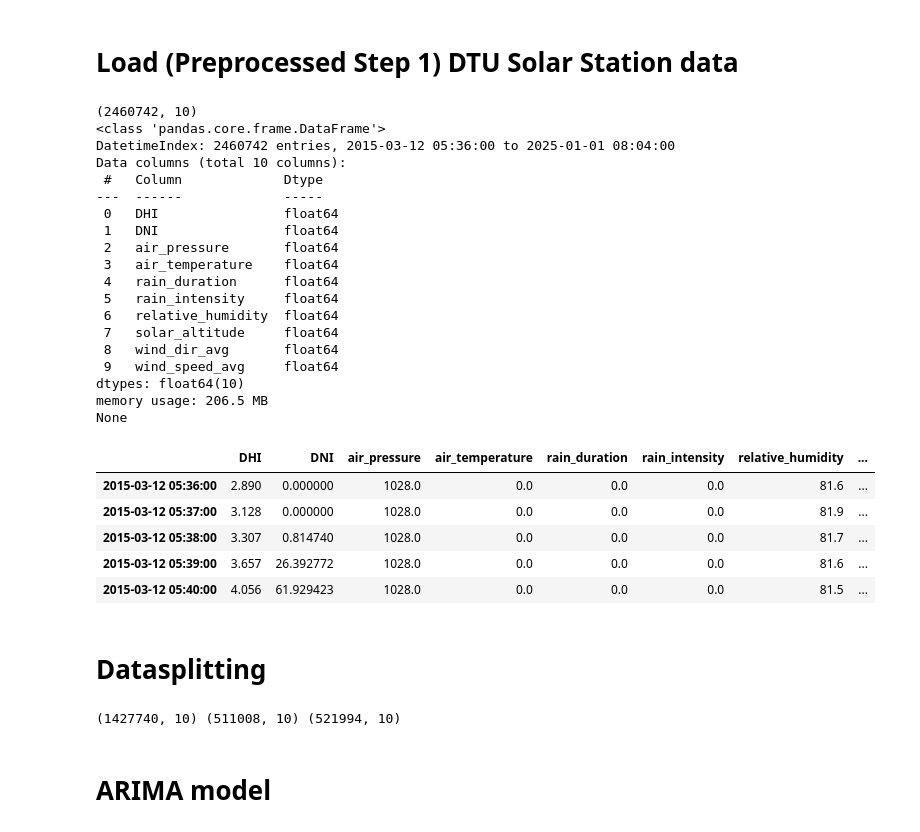
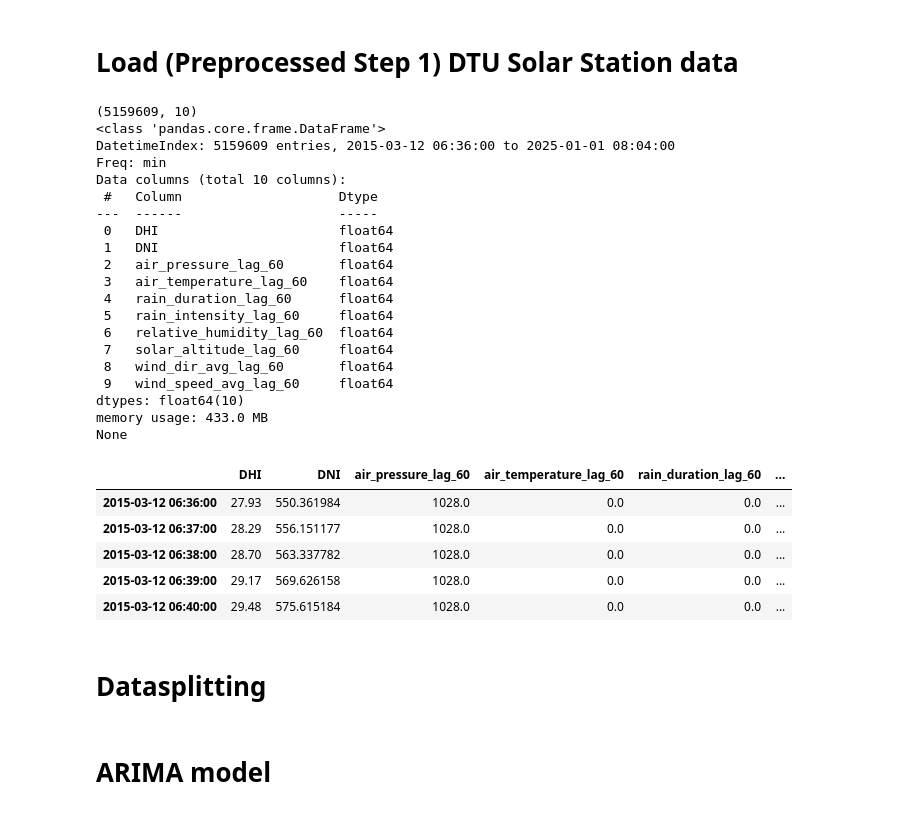
Before and after one commit to LucasDJensen/Solar-Irradiance-Nowcasting, a Jupyter notebook: ARIMA_Model.ipynb, the cells around one changed output. Saved outputs shown, nothing was run; the diff lists cells and outputs as text; code cells hidden in the pictures.

```diff
--- a/ARIMA_Model.ipynb
+++ b/ARIMA_Model.ipynb
@@ -9,45 +9,44 @@ from _config import PKL_PROCESSED_STEP1_DTU_SOLAR_STATION
 # %% [markdown]
 # Load (Preprocessed Step 1) DTU Solar Station data
 # %%
-df = pd.read_pickle(PKL_PROCESSED_STEP1_DTU_SOLAR_STATION)
+df = pd.read_pickle(PKL_PROCESSED_STEP2_DTU_SOLAR_STATION)
 df = df[sorted(df.columns)]
+full_range = pd.date_range(start=df.index.min(), end=df.index.max(), freq="1min")
+df = df.reindex(full_range)
+df.sort_index(inplace=True)
+# make all nan values zero
+df.fillna(0, inplace=True)
 df_raw = df.copy()
 
 print(df.shape)
 print(df.info())
 df.head()
 # %% [output]
-(2460742, 10)
+(5159609, 10)
 <class 'pandas.core.frame.DataFrame'>
-DatetimeIndex: 2460742 entries, 2015-03-12 05:36:00 to 2025-01-01 08:04:00
+DatetimeIndex: 5159609 entries, 2015-03-12 06:36:00 to 2025-01-01 08:04:00
+Freq: min
 Data columns (total 10 columns):
- #   Column             Dtype
----  ------             -----
- 0   DHI                float64
- 1   DNI                float64
- 2   air_pressure       float64
- 3   air_temperature    float64
- 4   rain_duration      float64
- 5   rain_intensity     float64
- 6   relative_humidity  float64
- 7   solar_altitude     float64
- 8   wind_dir_avg       float64
- 9   wind_speed_avg     float64
+ #   Column                    Dtype
+---  ------                    -----
+ 0   DHI                       float64
+ 1   DNI                       float64
+ 2   air_pressure_lag_60       float64
+ 3   air_temperature_lag_60    float64
+ 4   rain_duration_lag_60      float64
+ 5   rain_intensity_lag_60     float64
+ 6   relative_humidity_lag_60  float64
+ 7   solar_altitude_lag_60     float64
+ 8   wind_dir_avg_lag_60       float64
+ 9   wind_speed_avg_lag_60     float64
 dtypes: float64(10)
-memory usage: 206.5 MB
+memory usage: 433.0 MB
 None
-|  | DHI | DNI | air_pressure | air_temperature | rain_duration | rain_intensity | relative_humidity | ... |
-| 2015-03-12 05:36:00 | 2.890 | 0.000000 | 1028.0 | 0.0 | 0.0 | 0.0 | 81.6 | ... |
-| 2015-03-12 05:37:00 | 3.128 | 0.000000 | 1028.0 | 0.0 | 0.0 | 0.0 | 81.9 | ... |
-| 2015-03-12 05:38:00 | 3.307 | 0.814740 | 1028.0 | 0.0 | 0.0 | 0.0 | 81.7 | ... |
-| 2015-03-12 05:39:00 | 3.657 | 26.392772 | 1028.0 | 0.0 | 0.0 | 0.0 | 81.6 | ... |
-| 2015-03-12 05:40:00 | 4.056 | 61.929423 | 1028.0 | 0.0 | 0.0 | 0.0 | 81.5 | ... |
+|  | DHI | DNI | air_pressure_lag_60 | air_temperature_lag_60 | rain_duration_lag_60 | ... |
+| 2015-03-12 06:36:00 | 27.93 | 550.361984 | 1028.0 | 0.0 | 0.0 | ... |
+| 2015-03-12 06:37:00 | 28.29 | 556.151177 | 1028.0 | 0.0 | 0.0 | ... |
+| 2015-03-12 06:38:00 | 28.70 | 563.337782 | 1028.0 | 0.0 | 0.0 | ... |
+| 2015-03-12 06:39:00 | 29.17 | 569.626158 | 1028.0 | 0.0 | 0.0 | ... |
+| 2015-03-12 06:40:00 | 29.48 | 575.615184 | 1028.0 | 0.0 | 0.0 | ... |
 # %% [markdown]
 # Datasplitting
-# %%
-train_df = df.loc[:'2020']
-val_df = df.loc['2021':'2022']
-test_df = df.loc['2023':]
-print(train_df.shape, val_df.shape, test_df.shape)
-# %% [output]
-(1427740, 10) (511008, 10) (521994, 10)
```
Also changed, not shown: parts of 20 cells of this notebook.
